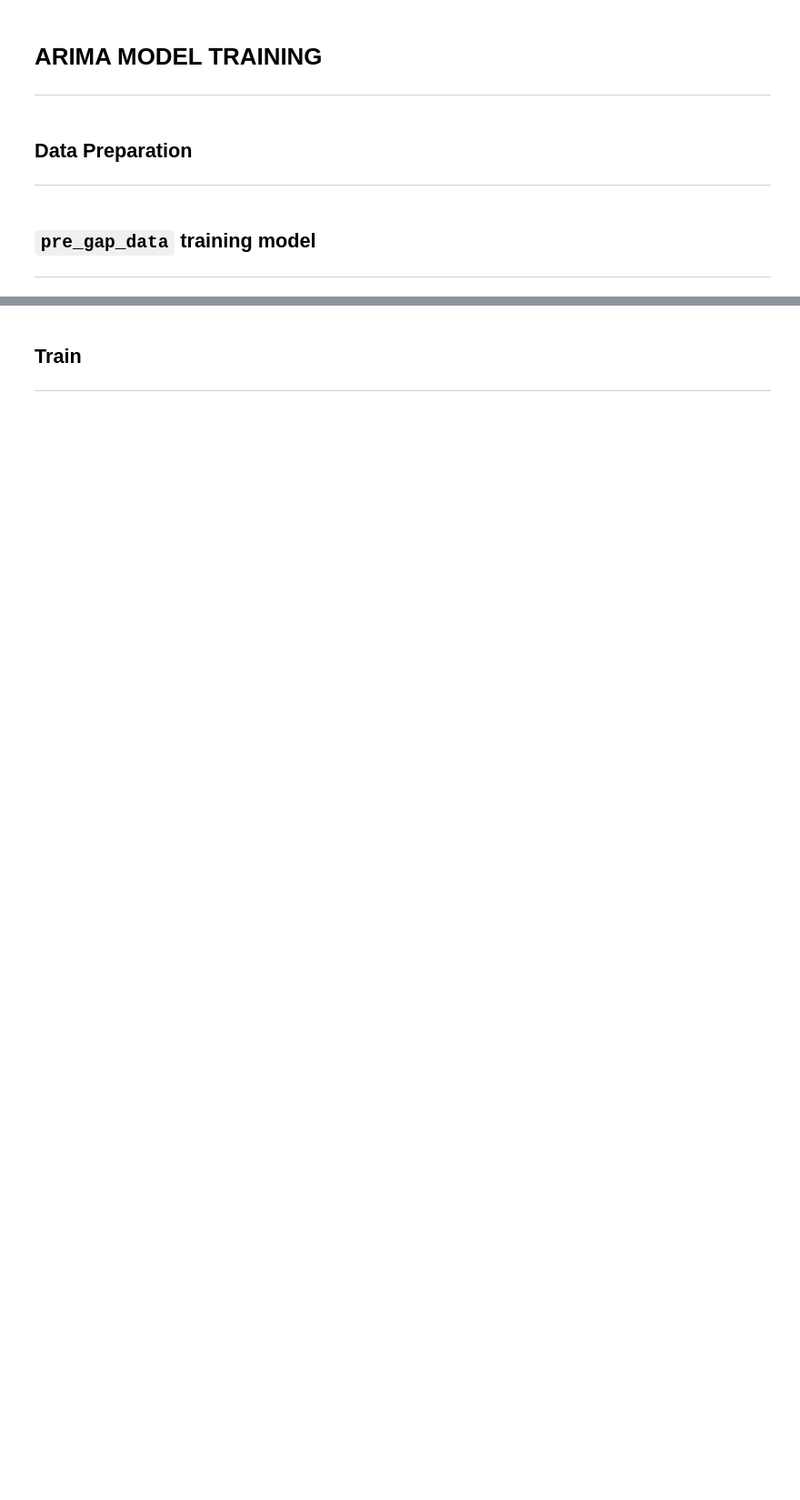
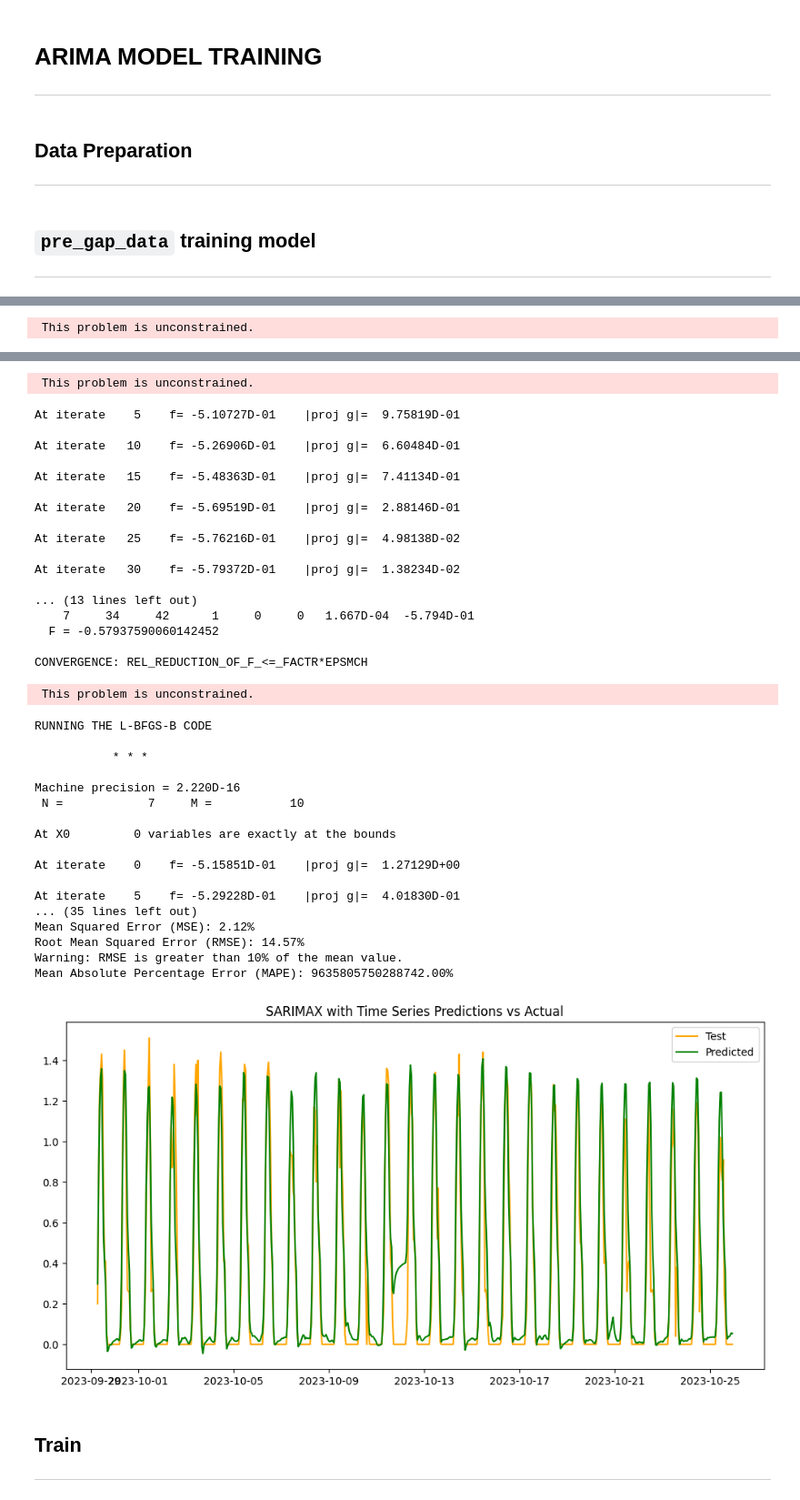
Before and after one commit to Richie-Z/solar-panel-prediction, a Jupyter notebook: model/arima.ipynb, the cells around one changed output, grey strips where cells are left out. Shown: that part at 91% size. Drawn from its saved outputs; the diff is of its cells as text; code cells hidden in the pictures; blank space fills up the shorter version.

```diff
--- a/model/arima.ipynb
+++ b/model/arima.ipynb
@@ -235,10 +256,9 @@ def train_sarima_with_exogenous_cv():
         if i == ts_cv.n_splits - 1:
             evaluate_predictions(test_data[DatasetColumns.PV_YIELD.value], preds_exog)
             compare_prediction(
-                f"SARIMA with Exogenous Predictions vs Actual",
-                train_data[DatasetColumns.PV_YIELD.value],
-                test_data[DatasetColumns.PV_YIELD.value],
-                preds_exog,
+                f"SARIMAX with Time Series Predictions vs Actual",
+                test_data=test_data[DatasetColumns.PV_YIELD.value],
+                predicted=preds_exog,
             )
 
             model = sarimax_result_exog
@@ -246,3 +266,4 @@ def train_sarima_with_exogenous_cv():
     return model
 
 trained_model_cv = train_sarima_with_exogenous_cv()
+# %% [output]
@@ -248,0 +316 @@ trained_model_cv = train_sarima_with_exogenous_cv()
+ This problem is unconstrained.
@@ -249,3 +344,40 @@ trained_model_cv = train_sarima_with_exogenous_cv()
+ This problem is unconstrained.
+At iterate    5    f= -5.10727D-01    |proj g|=  9.75819D-01
+
+At iterate   10    f= -5.26906D-01    |proj g|=  6.60484D-01
+
+At iterate   15    f= -5.48363D-01    |proj g|=  7.41134D-01
+
+At iterate   20    f= -5.69519D-01    |proj g|=  2.88146D-01
+
+At iterate   25    f= -5.76216D-01    |proj g|=  4.98138D-02
+
+At iterate   30    f= -5.79372D-01    |proj g|=  1.38234D-02
+
+... (13 lines left out)
+    7     34     42      1     0     0   1.667D-04  -5.794D-01
+  F = -0.57937590060142452
+
+CONVERGENCE: REL_REDUCTION_OF_F_<=_FACTR*EPSMCH
+ This problem is unconstrained.
+RUNNING THE L-BFGS-B CODE
+
+           * * *
+
+Machine precision = 2.220D-16
+ N =            7     M =           10
+
+At X0         0 variables are exactly at the bounds
+
+At iterate    0    f= -5.15851D-01    |proj g|=  1.27129D+00
+
+At iterate    5    f= -5.29228D-01    |proj g|=  4.01830D-01
+... (35 lines left out)
+Mean Squared Error (MSE): 2.12%
+Root Mean Squared Error (RMSE): 14.57%
+Warning: RMSE is greater than 10% of the mean value.
+Mean Absolute Percentage Error (MAPE): 9635805750288742.00%
+[figure, added]
 # %%
 # Combine Gap Prediction
 exog_gap = gap_weather_data[weather_features]
```
Also changed, not shown: parts of 6 cells of this notebook, 5 other files.
